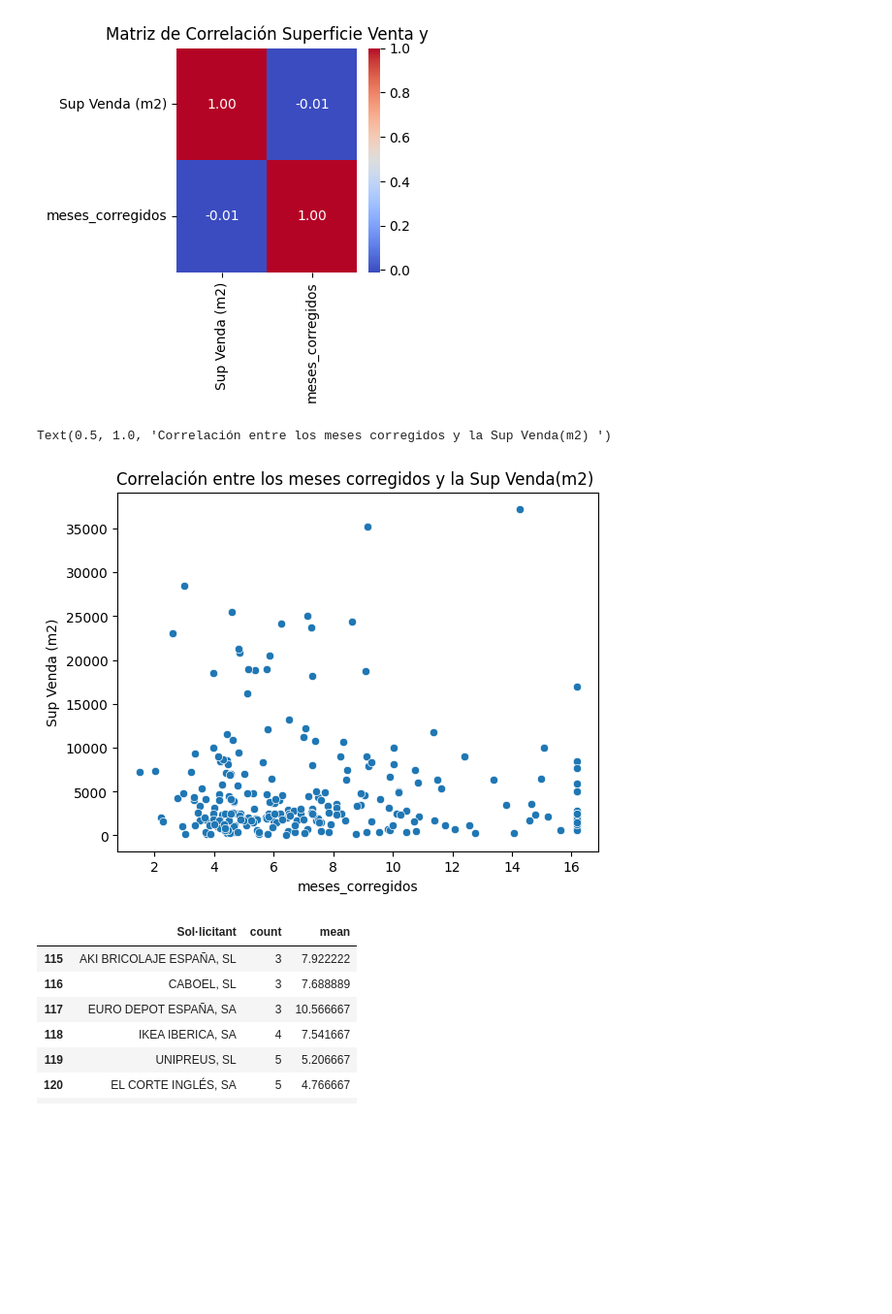
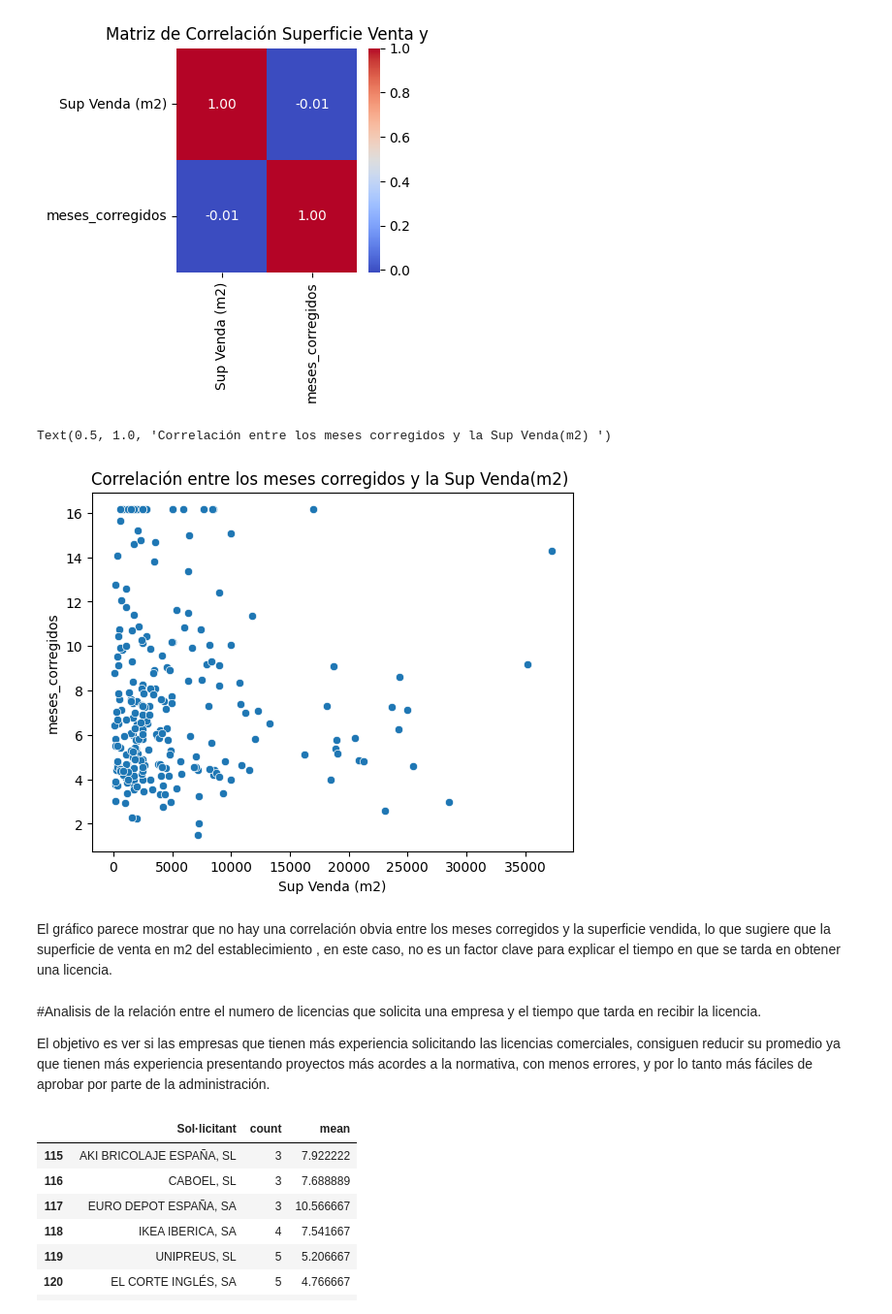
Before and after one commit to DioniVR/Sprint-10-Practica-final, a Jupyter notebook: PROYECTO FINAL LIMPIEZA Y ANALISIS CON PYTHON.ipynb, the cells around one changed output. Shown at 97% size. Saved outputs shown, nothing was run; the diff lists cells and outputs as text; code cells hidden in the pictures; blank space fills up the shorter version.

```diff
--- a/PROYECTO FINAL LIMPIEZA Y ANALISIS CON PYTHON.ipynb
+++ b/PROYECTO FINAL LIMPIEZA Y ANALISIS CON PYTHON.ipynb
@@ -530,8 +528,8 @@ plt.show()
 # %% [output]
 [figure]
 # %%
-sns.scatterplot(x= "meses_corregidos", y = "Sup Venda (m2)", data = licencias)
+sns.scatterplot(x= "Sup Venda (m2)", y ="meses_corregidos" , data = licencias)
 plt.title("Correlación entre los meses corregidos y la Sup Venda(m2) ")
 # %% [output]
 Text(0.5, 1.0, 'Correlación entre los meses corregidos y la Sup Venda(m2) ')
-[figure, old version]
+[figure, new version]
@@ -545,3 +536,9 @@ Text(0.5, 1.0, 'Correlación entre los meses corregidos y la Sup Venda(m2) ')
+# %% [markdown]
+El gráfico parece mostrar que no hay una correlación obvia entre los meses corregidos y la superficie vendida, lo que sugiere que la superficie de venta en m2 del establecimiento , en este caso, no es un factor clave para explicar el tiempo en que se tarda en obtener una licencia.
+# %% [markdown]
+#Analisis de la relación entre el numero de licencias que solicita una empresa y el tiempo que tarda en recibir la licencia.
+
+El objetivo es ver si las empresas que tienen más experiencia solicitando las licencias comerciales, consiguen reducir su promedio ya que tienen más experiencia presentando proyectos más acordes a la normativa, con menos errores, y por lo tanto más fáciles de aprobar por parte de la administración.
 # %%
 # Vamos a realizar una consulta. Vamos a seleccionar las solicitudes que han sido aprobadas, las agrupamos por solicitantes y calculamos cuantas licencias
 # se han otorgado y el tiempo promedio para obtenerlas. Finalmente, ordenamos por el campo "Count" para que la query esté ordenada en función del número
```
Also changed, not shown: parts of 18 cells of this notebook.
